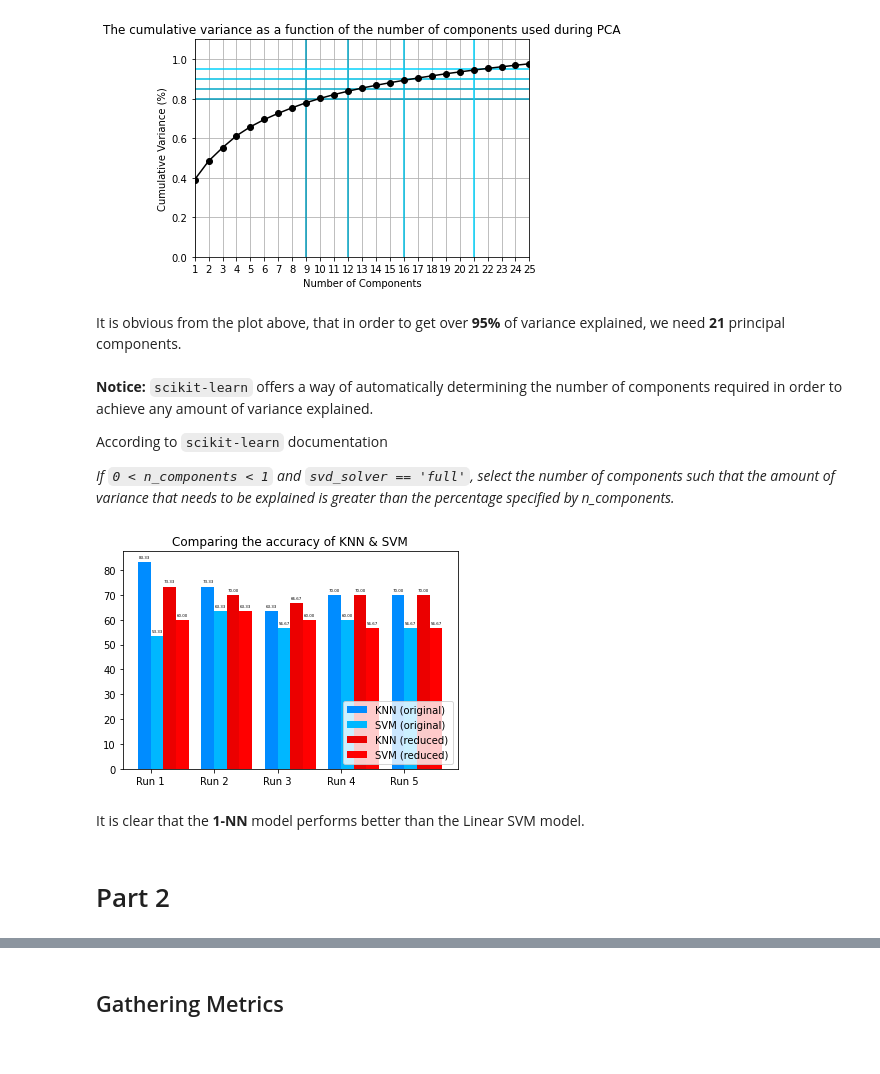
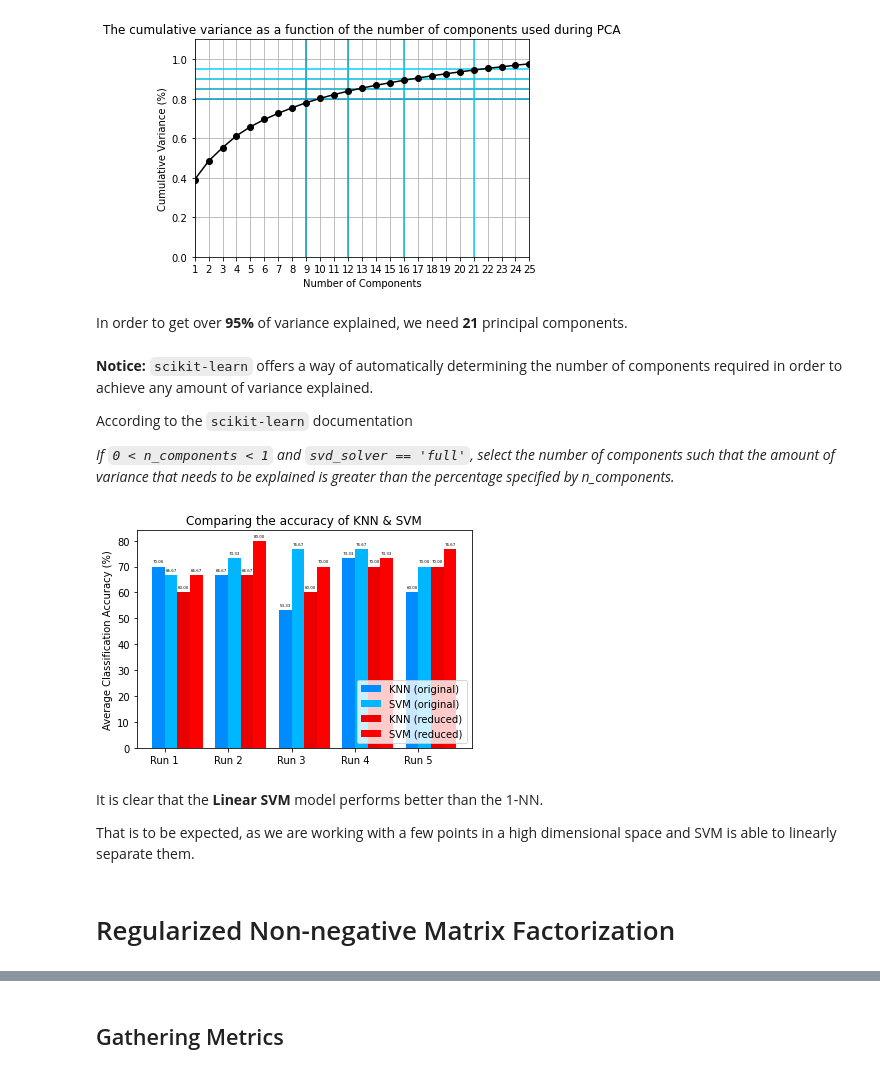
Before and after one commit to billsioros/machine-learning, a Jupyter notebook: sioros_1115201500144.ipynb, the cells around one changed output, grey strips where cells are left out. Cells and saved outputs as stored; diff of their text form; code cells hidden in the pictures.

```diff
--- a/sioros_1115201500144.ipynb
+++ b/sioros_1115201500144.ipynb
@@ -197,7 +196,7 @@ def kfold_accuracy(model, data, labels, n_splits=5, shuffle=True):
     return sum(scores) / n_splits
 # %%
 from sklearn.neighbors import KNeighborsClassifier
-from sklearn.svm import LinearSVC
+from sklearn.svm import SVC
 import pandas as pd
 
 @cache
@@ -208,7 +207,7 @@ def knn_svm_comparison(data, labels, runs, n_components):
     }
 
     models = {
-        'svm': LinearSVC(),
+        'svm': SVC(kernel='linear'),
         'knn': KNeighborsClassifier(n_neighbors=1)
     }
 
@@ -273,13 +272,13 @@ plt.show()
 # %% [output]
 [figure]
 # %% [markdown]
-It is obvious from the plot above, that in order to get over **95%** of variance explained, we need **21** principal components.
+In order to get over **95%** of variance explained, we need **21** principal components.
 # %%
 df = knn_svm_comparison(data, labels, 5, 21)
 # %% [markdown]
 **Notice:** `scikit-learn` offers a way of automatically determining the number of components required in order to achieve any amount of variance explained.
 
-According to `scikit-learn` documentation
+According to the `scikit-learn` documentation
 
 _If `0 < n_components < 1` and `svd_solver == 'full'`, select the number of components such that the amount of variance that needs to be explained is greater than the percentage specified by n_components._
 # %%
@@ -296,35 +295,38 @@ indices, w = np.arange(runs), 0.2
 
 c = ['#008cff', '#00b7ff', '#eb0000', '#ff0000']
 
 _, axes = plt.subplots()
 
 p1 = axes.bar(indices + 0 * w, s1, w, color=c[0],label='KNN (original)')
 p2 = axes.bar(indices + 1 * w, s2, w, color=c[1],label='SVM (original)')
 p3 = axes.bar(indices + 2 * w, s3, w, color=c[2],label='KNN (reduced)')
 p4 = axes.bar(indices + 3 * w, s4, w, color=c[3],label='SVM (reduced)')
 
 for barplot in [p1, p2, p3, p4]:
     for bar in barplot:
         height = bar.get_height()
         axes.annotate(
             f'{height:05.2f}',
             xy=(bar.get_x() + bar.get_width() / 2, height),
             xytext=(0, 3),
             textcoords="offset points",
             ha='center', va='bottom',
             fontsize=4
         )
 
 axes.set_title('Comparing the accuracy of KNN & SVM')
 axes.set_xticks(indices + w / 2)
 axes.set_xticklabels([f'Run {run + 1}' for run in range(runs)])
+plt.ylabel('Average Classification Accuracy (%)')
 
 axes.legend(loc='lower right')
 axes.autoscale_view()
 plt.show()
 # %% [output]
-[figure, old version]
+[figure, new version]
-# %% [markdown]
-It is clear that the **1-NN** model performs better than the Linear SVM model.
-# %% [markdown]
-# Part 2
+# %% [markdown]
+It is clear that the **Linear SVM** model performs better than the 1-NN.
+
+That is to be expected, as we are working with a few points in a high dimensional space and SVM is able to linearly separate them.
+# %% [markdown]
+# Regularized Non-negative Matrix Factorization
```
Also changed, not shown: parts of 27 cells of this notebook.
